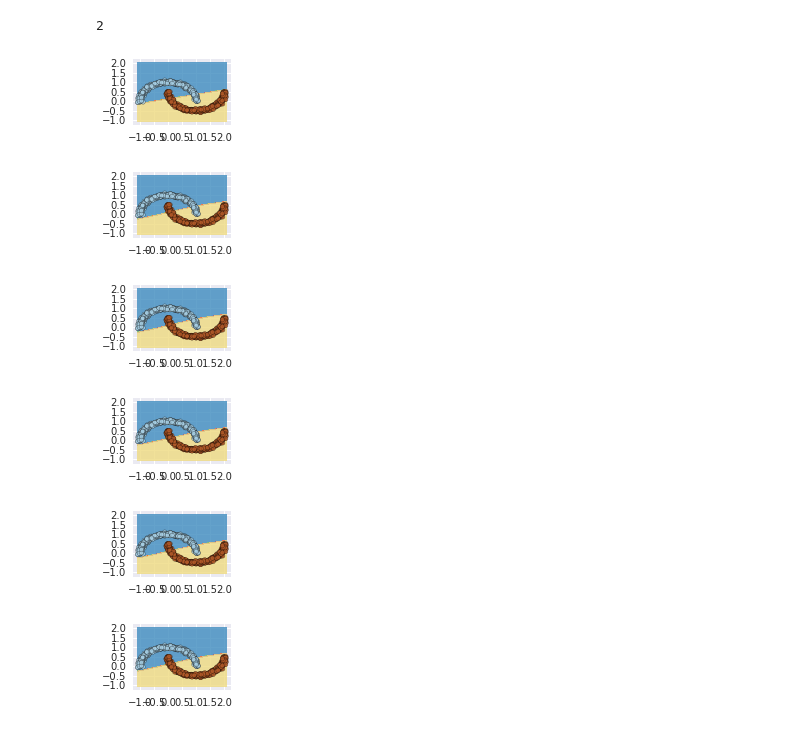
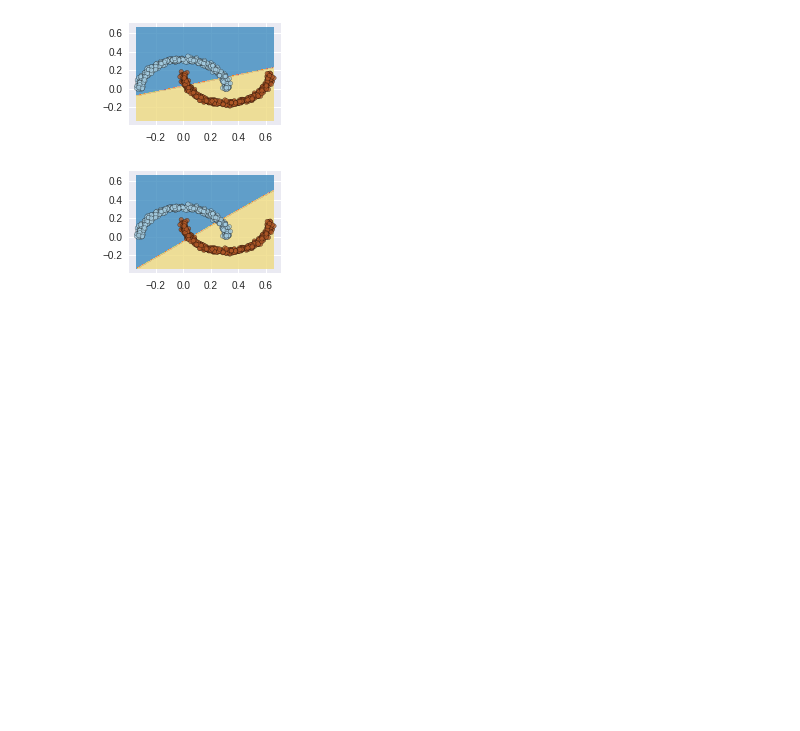
Before and after one commit to kudkudak/r2-learner, a Jupyter notebook: sketchbook.ipynb, the cells around one changed output. Drawn from its saved outputs; the diff is of its cells as text; code cells hidden in the pictures; blank space fills up the shorter version.

Commit message:
Fix concatenation bug

```diff
--- a/sketchbook.ipynb
+++ b/sketchbook.ipynb
@@ -25,3 +17,6 @@ array([1, 0, 1, 1, 1, 1, 0, 1, 0, 1])
+# %%
+X_moon /= (X_moon.max() - X_moon.min())
+X_spiral /= (X_spiral.max() - X_spiral.min())
 # %%
 model = sklearn.svm.SVC(C=1, kernel='linear')
 model.fit(X_moon, Y_moon)
@@ -136,30 +97,29 @@ class R2SVMLearner(BaseEstimator):
     def fit(self, X, Y):
         assert(self.recursive is True)
 
+        #TODO: simplify code by np.empty
 
-        self.W, sigmas, = [], [] # self.depth - 1 sized arrays containing needed objects
+        self.W, sigmas = [], None # self.depth - 1 sized array and concatenation
         self.models_ = [self.base_cls(**self.cls_params).fit(X, Y)]
 
-        self.X_lin = []
         self.X_tr = []
 
-        X_mod = np.zeros(shape=X.shape)
+        X_mod = np.array(X)
 
         if not hasattr(self.models_[-1], "coef_") or not hasattr(self.models_[-1], "intercept_"):
             raise ValueError("base_cls should have coef_ and intercept_ fields")
 
         # Main loop
         for i in range(self.depth - 1):
-            sigmas.append(self.models_[-1].predict(X if i == 0 else self.transf(X + self.beta * X_mod)))
+            sigmas = np.hstack([sigmas, self.models_[-1].predict(X_mod)]) if i!=0 else self.models_[-1].predict(X_mod)
             # Create random projection sized class number x number of features
             # Please note that we are doing transposition as opposed to paper
-            self.W.append(np.random.normal(0, 1, size=(sigmas[-1].shape[1], X.shape[1])))
-            X_mod += np.dot(sigmas[-1], self.W[-1])
+            self.W.append(np.random.normal(0, 1, size=(sigmas.shape[1], X_mod.shape[1])))
+            X_mod = self.transf(X + self.beta*np.dot(sigmas, self.W[-1]))
 
-            self.X_lin.append(X + self.beta * X_mod)
-            self.X_tr.append(self.transf(X + self.beta * X_mod))
+            self.X_tr.append(X_mod)
 
-            self.models_.append(self.base_cls(**self.cls_params).fit(self.transf(X + self.beta * X_mod), Y))
+            self.models_.append(self.base_cls(**self.cls_params).fit(X_mod,Y))
 
         return self
 
@@ -177,23 +137,24 @@ class R2SVMLearner(BaseEstimator):
             X = X.reshape(1, -1)
             ravel = True
 
-        X_mod = np.zeros(shape=X.shape)
-        sigmas = []
+        X_mod = np.array(X)
+        sigmas = None
 
         for i in range(self.depth - 1):
-            sigmas.append(self.models_[i].predict(X if i == 0 else self.transf(X + self.beta * X_mod)))
-            X_mod += np.dot(sigmas[-1], self.W[i])
+            sigmas = np.hstack([sigmas, self.models_[i].predict(X_mod)]) if i!=0 else self.models_[-1].predict(X_mod)
+            X_mod = self.transf(X + self.beta*np.dot(sigmas, self.W[i]))
 
-        Y = self.models_[-1].predict(X if self.depth == 1 else self.transf(X + self.beta * X_mod))
+        Y = self.models_[-1].predict(X_mod)
 
         return Y[0] if ravel else Y
 # %%
 X, Y = X_moon, Y_moon
-model = R2SVMLearner(depth=3, beta=4, cls_params={'C': 1000, 'kernel': 'linear'})
+model = R2SVMLearner(depth=4, beta=0.1, cls_params={'C': 1, 'kernel': 'linear'})
 model.fit(X, Y)
 print model.W[0]
 %matplotlib inline
 import matplotlib.pylab as plt
-plt.scatter(model.X_lin[-1][:,0], model.X_lin[-1][:,1], c=Y)
+plt.scatter(model.X_tr[-1][:,0], model.X_tr[-1][:,1], c=Y)
 plt.show()
+print model.score(X,Y)
 # %% [output]
@@ -237,18 +202,10 @@ def run_and_plot(X, Y, max_depth=4, beta=0.1, r2learn_params = {'C': 1, 'kernel'
         plt.contourf(xx, yy, z.reshape(N,N), cmap=plt.cm.Paired, alpha=0.8)
         plt.scatter(X[:,0], X[:,1], c=Y,  cmap=plt.cm.Paired, alpha=0.8)
         plt.show()
-# %%
-len(X_spiral.shape)
-# %% [output]
-2
 # %%
-run_and_plot(X_moon, Y_moon, beta=0.01, max_depth=6, r2learn_params = {'kernel': 'linear'})
+run_and_plot(X_moon, Y_moon, beta=0.01, max_depth=2, r2learn_params = {'kernel': 'linear'})
 # %% [output]
-[figure, old version]
+[figure, new version]
-[figure, old version]
+[figure, new version]
-[figure, removed]
-[figure, removed]
-[figure, removed]
-[figure, removed]
 # %%
 #TODO: add test that we have convergence (and improvement) on both spiral and moon dataset as depth increases
```
Also changed, not shown: parts of 17 cells of this notebook.
